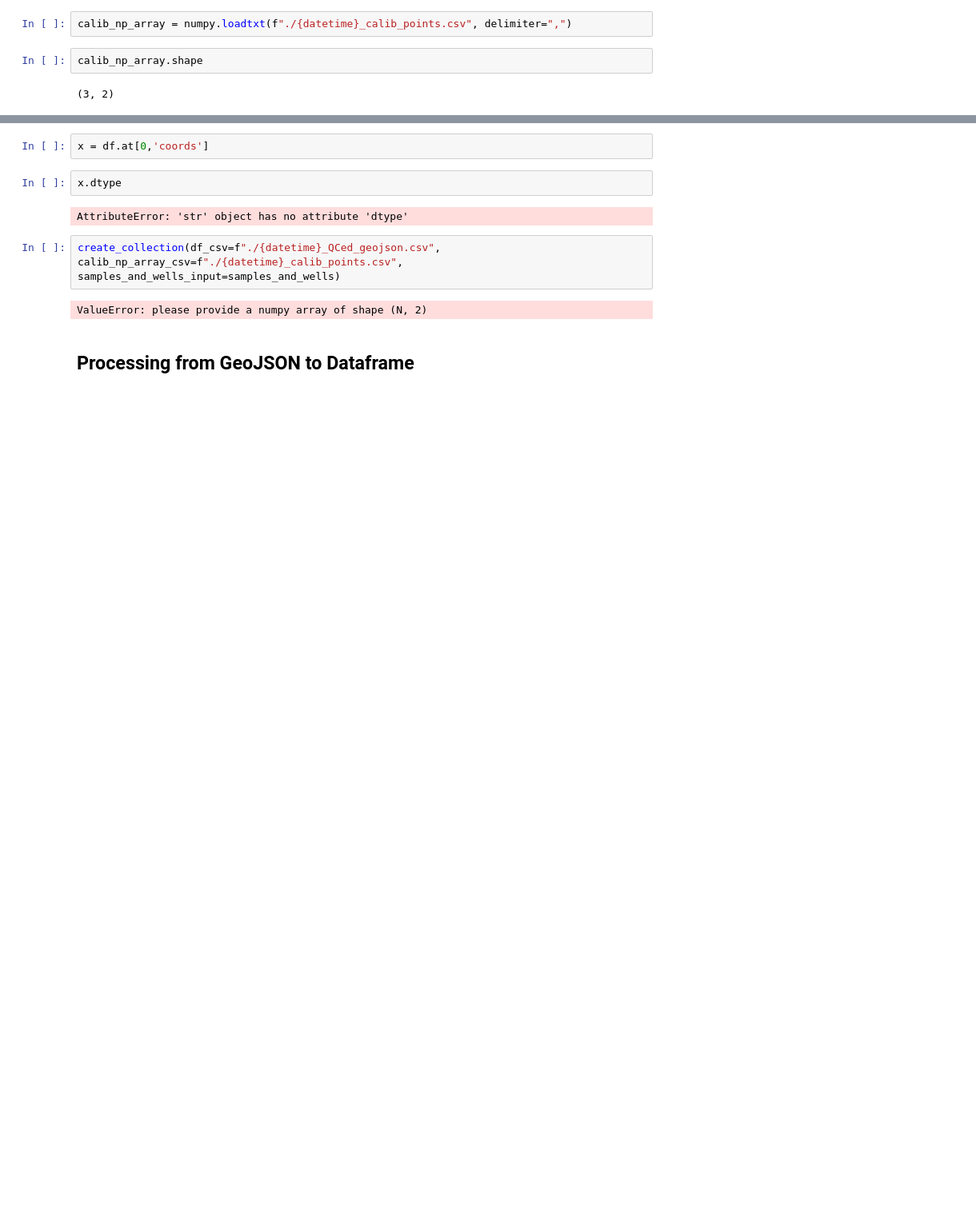
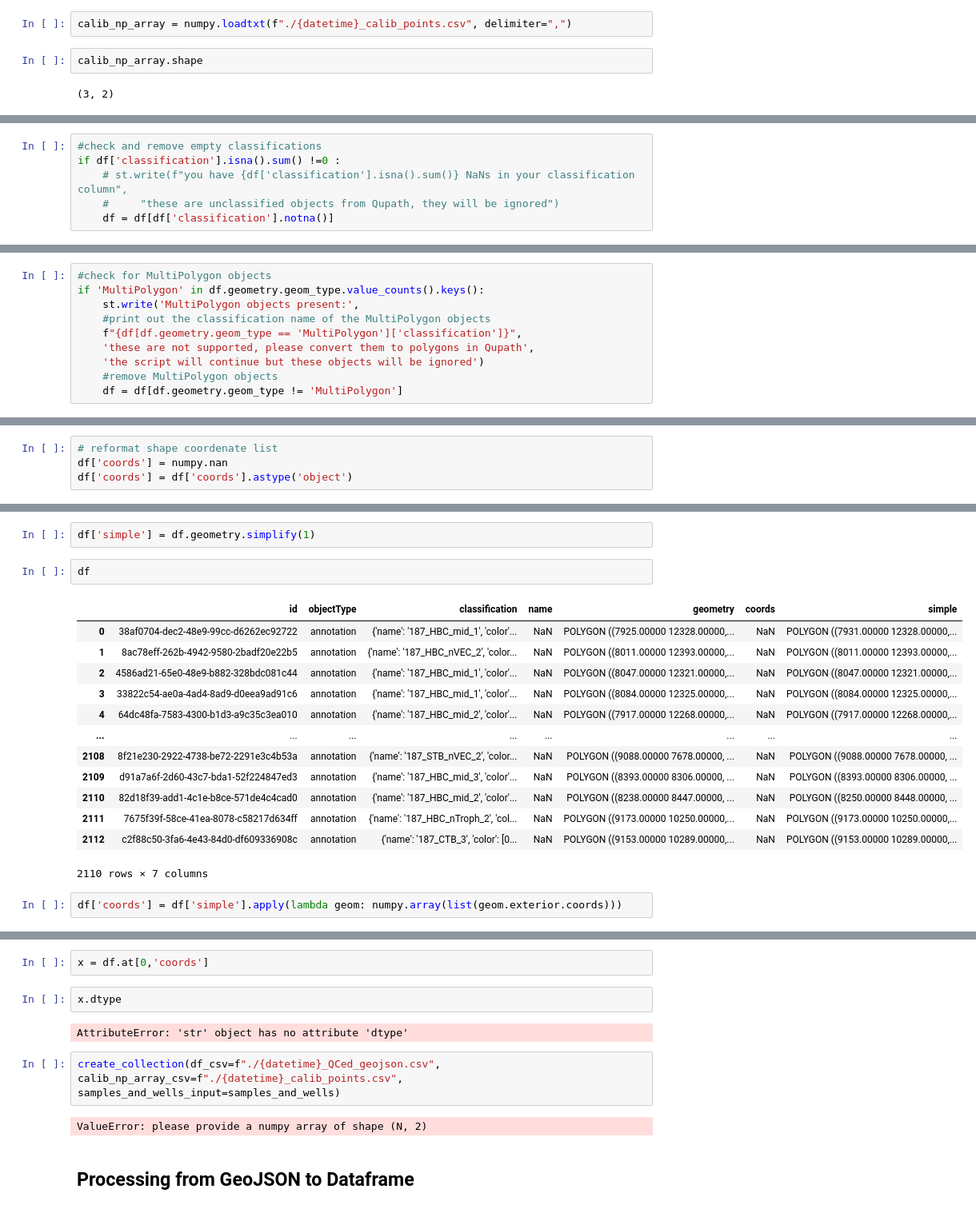
Before and after one commit to CosciaLab/Qupath_to_LMD, a Jupyter notebook: QuPath_to_LMD.ipynb, the cells around one changed output, grey strips where cells are left out. Shown at 80% size. Drawn from its saved outputs; the diff is of its cells as text; blank space fills up the shorter version.

```diff
--- a/QuPath_to_LMD.ipynb
+++ b/QuPath_to_LMD.ipynb
@@ -301,0 +355,6 @@ calib_np_array.shape
+# %%
+#check and remove empty classifications
+if df['classification'].isna().sum() !=0 :
+    # st.write(f"you have {df['classification'].isna().sum()} NaNs in your classification column",
+    #     "these are unclassified objects from Qupath, they will be ignored")
+    df = df[df['classification'].notna()]
@@ -301,0 +377,10 @@ calib_np_array.shape
+# %%
+#check for MultiPolygon objects
+if 'MultiPolygon' in df.geometry.geom_type.value_counts().keys():
+    st.write('MultiPolygon objects present:',
+    #print out the classification name of the MultiPolygon objects
+    f"{df[df.geometry.geom_type == 'MultiPolygon']['classification']}",
+    'these are not supported, please convert them to polygons in Qupath',
+    'the script will continue but these objects will be ignored')
+    #remove MultiPolygon objects
+    df = df[df.geometry.geom_type != 'MultiPolygon']
@@ -301,0 +403,4 @@ calib_np_array.shape
+# %%
+# reformat shape coordenate list
+df['coords'] = numpy.nan
+df['coords'] = df['coords'].astype('object')
@@ -301,0 +423,20 @@ calib_np_array.shape
+# %%
+df['simple'] = df.geometry.simplify(1)
+# %%
+df
+# %% [output]
+|  | id | objectType | classification | name | geometry | coords | simple |
+| 0 | 38af0704-dec2-48e9-99cc-d6262ec92722 | annotation | {'name': '187_HBC_mid_1', 'color'... | NaN | POLYGON ((7925.00000 12328.00000,... | NaN | POLYGON ((7931.00000 12328.00000,... |
+| 1 | 8ac78eff-262b-4942-9580-2badf20e22b5 | annotation | {'name': '187_HBC_nVEC_2', 'color... | NaN | POLYGON ((8011.00000 12393.00000,... | NaN | POLYGON ((8011.00000 12393.00000,... |
+| 2 | 4586ad21-65e0-48e9-b882-328bdc081c44 | annotation | {'name': '187_HBC_mid_1', 'color'... | NaN | POLYGON ((8047.00000 12321.00000,... | NaN | POLYGON ((8047.00000 12321.00000,... |
+| 3 | 33822c54-ae0a-4ad4-8ad9-d0eea9ad91c6 | annotation | {'name': '187_HBC_mid_1', 'color'... | NaN | POLYGON ((8084.00000 12325.00000,... | NaN | POLYGON ((8084.00000 12325.00000,... |
+| 4 | 64dc48fa-7583-4300-b1d3-a9c35c3ea010 | annotation | {'name': '187_HBC_mid_2', 'color'... | NaN | POLYGON ((7917.00000 12268.00000,... | NaN | POLYGON ((7917.00000 12268.00000,... |
+| ... | ... | ... | ... | ... | ... | ... | ... |
+| 2108 | 8f21e230-2922-4738-be72-2291e3c4b53a | annotation | {'name': '187_STB_nVEC_2', 'color... | NaN | POLYGON ((9088.00000 7678.00000, ... | NaN | POLYGON ((9088.00000 7678.00000, ... |
+| 2109 | d91a7a6f-2d60-43c7-bda1-52f224847ed3 | annotation | {'name': '187_HBC_mid_3', 'color'... | NaN | POLYGON ((8393.00000 8306.00000, ... | NaN | POLYGON ((8393.00000 8306.00000, ... |
+| 2110 | 82d18f39-add1-4c1e-b8ce-571de4c4cad0 | annotation | {'name': '187_HBC_mid_2', 'color'... | NaN | POLYGON ((8238.00000 8447.00000, ... | NaN | POLYGON ((8250.00000 8448.00000, ... |
+| 2111 | 7675f39f-58ce-41ea-8078-c58217d634ff | annotation | {'name': '187_HBC_nTroph_2', 'col... | NaN | POLYGON ((9173.00000 10250.00000,... | NaN | POLYGON ((9173.00000 10250.00000,... |
+| 2112 | c2f88c50-3fa6-4e43-84d0-df609336908c | annotation | {'name': '187_CTB_3', 'color': [0... | NaN | POLYGON ((9153.00000 10289.00000,... | NaN | POLYGON ((9153.00000 10289.00000,... |
+2110 rows × 7 columns
+# %%
+df['coords'] = df['simple'].apply(lambda geom: numpy.array(list(geom.exterior.coords)))
```
Also changed, not shown: parts of 37 cells of this notebook, 2 other files.
